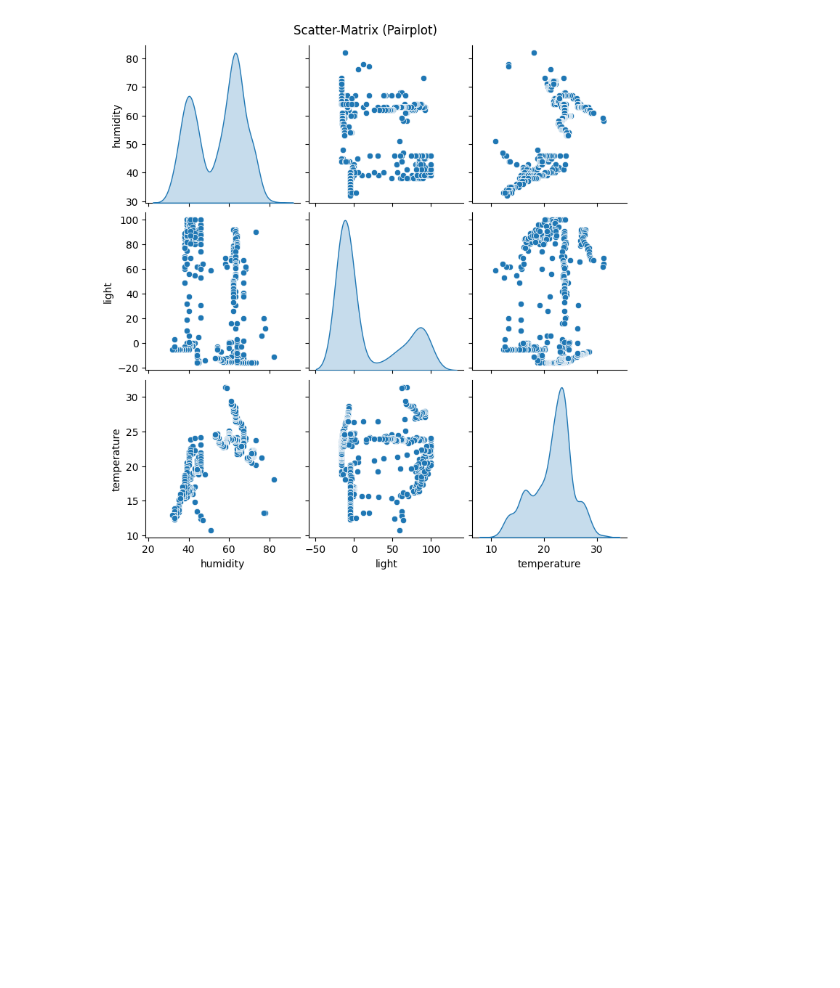
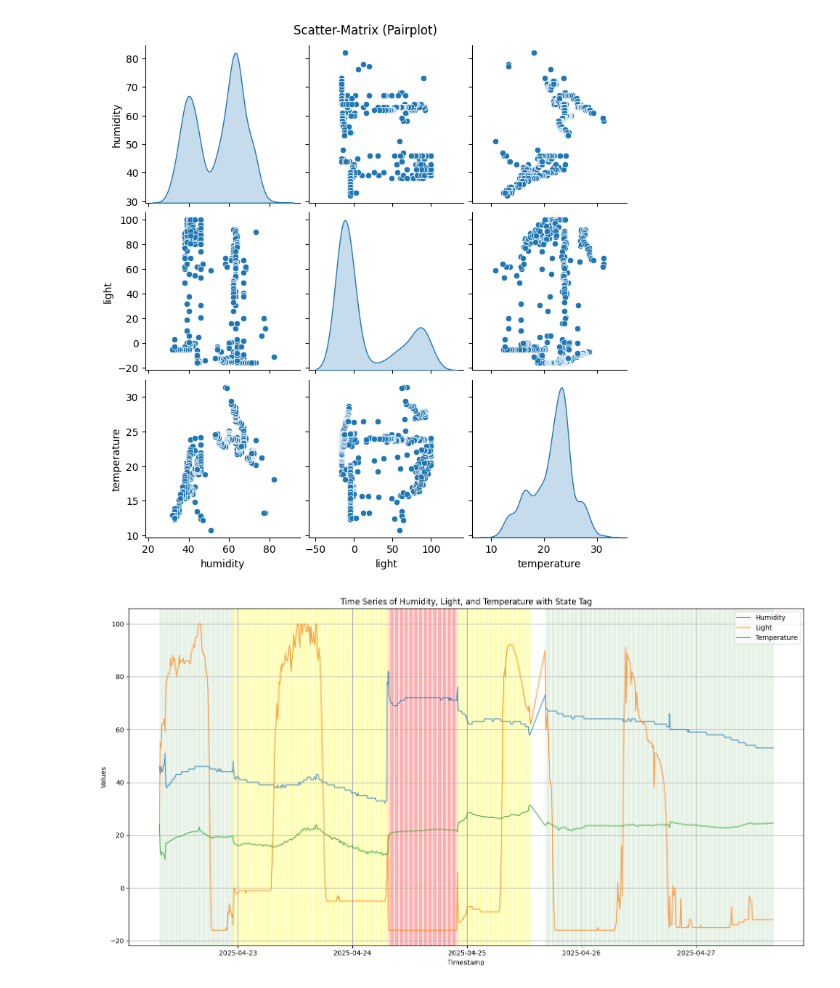
Before and after one commit to Apanizza197/IA_2025, a Jupyter notebook: analisis.ipynb, the cells around one changed output. Drawn from its saved outputs; the diff is of its cells as text; code cells hidden in the pictures; blank space fills up the shorter version.

```diff
--- a/analisis.ipynb
+++ b/analisis.ipynb
@@ -122,3 +112,34 @@ temperature  0.563663 -0.082414     1.000000
 [figure]
 [figure]
 [figure]
+# %%
+# Convert 'timestamp' to datetime if not already done
+df['timestamp'] = pd.to_datetime(df['timestamp'])
+
+# Plot the time series
+plt.figure(figsize=(15, 8))
+
+# Plot each variable
+plt.plot(df['timestamp'], df['humidity'], label='Humidity', alpha=0.7)
+plt.plot(df['timestamp'], df['light'], label='Light', alpha=0.7)
+plt.plot(df['timestamp'], df['temperature'], label='Temperature', alpha=0.7)
+
+# Add background color based on state
+for idx, row in df.iterrows():
+    if row['state'] == 'Triste':
+        plt.axvspan(row['timestamp'], row['timestamp'], color='yellow', alpha=0.3)
+    elif row['state'] == 'Muy Triste':
+        plt.axvspan(row['timestamp'], row['timestamp'], color='red', alpha=0.3)
+    elif row['state'] == 'Normal':
+        plt.axvspan(row['timestamp'], row['timestamp'], color='green', alpha=0.1)
+
+# Add labels, legend, and grid
+plt.xlabel('Timestamp')
+plt.ylabel('Values')
+plt.title('Time Series of Humidity, Light, and Temperature with State Tag')
+plt.legend()
+plt.grid()
+plt.tight_layout()
+plt.show()
+# %% [output]
+[figure, added]
```
Also changed, not shown: parts of 1 cell of this notebook, 3 other files.
